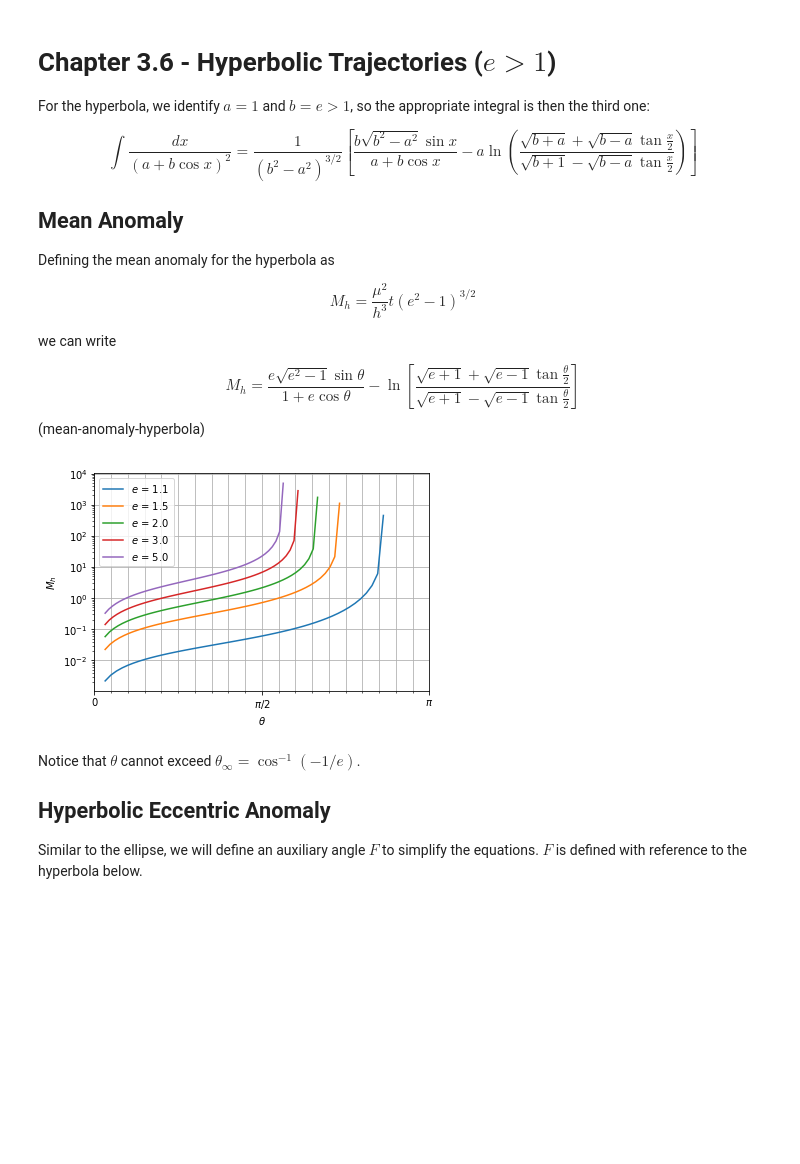
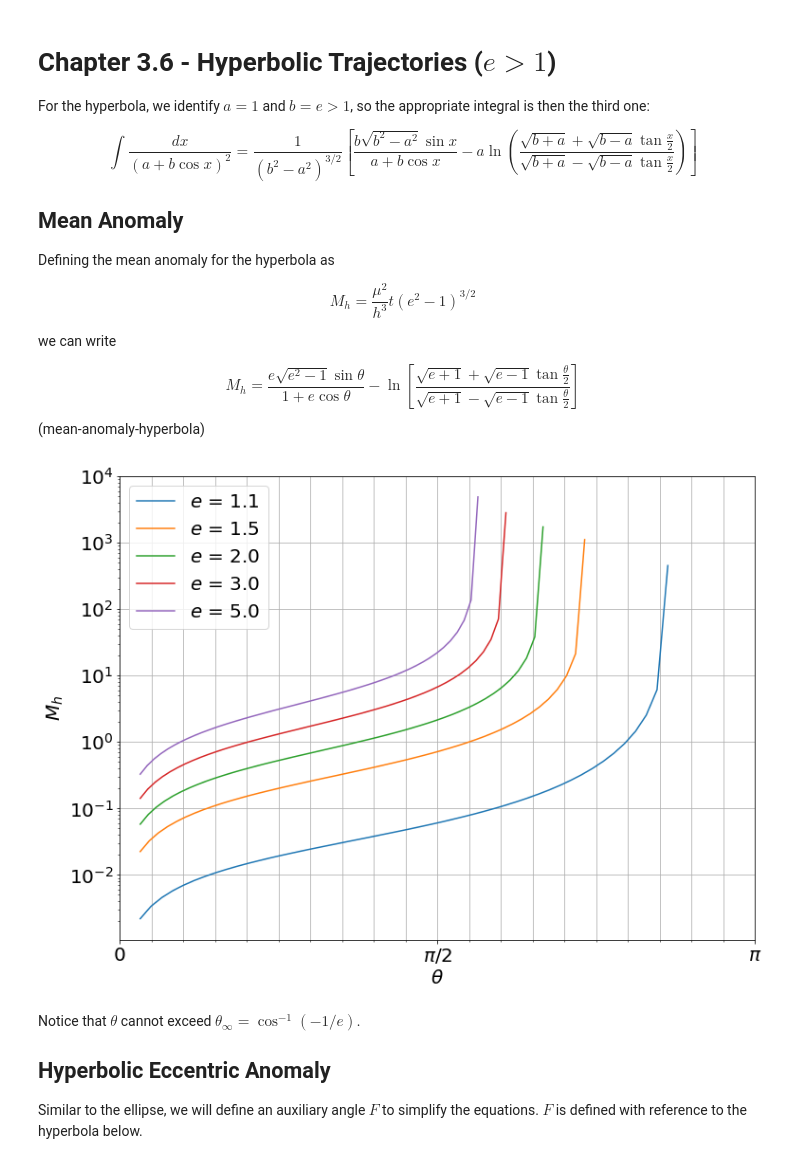
Before and after one commit to bryanwweber/orbital-mechanics-notes, a Jupyter notebook: _sources/chapter-3/6-hyperbolic-trajectories.ipynb, the cells around one changed output. Cells and saved outputs as stored; diff of their text form; code cells hidden in the pictures; blank space fills up the shorter version.

```diff
--- a/_sources/chapter-3/6-hyperbolic-trajectories.ipynb
+++ b/_sources/chapter-3/6-hyperbolic-trajectories.ipynb
@@ -3,7 +3,7 @@
 
 For the hyperbola, we identify $a = 1$ and $b = e > 1$, so the appropriate integral is then the third one:
 
-$$\int\frac{dx}{\left(a + b\cos x\right)^2} = \frac{1}{\left(b^2 - a^2\right)^{3/2}}\left[\frac{b\sqrt{b^2 - a^2}\sin x}{a + b\cos x} - a\ln\left(\frac{\sqrt{b + a} + \sqrt{b - a}\tan\frac{x}{2}}{\sqrt{b + 1} - \sqrt{b - a}\tan\frac{x}{2}}\right)\right]$$
+$$\int\frac{dx}{\left(a + b\cos x\right)^2} = \frac{1}{\left(b^2 - a^2\right)^{3/2}}\left[\frac{b\sqrt{b^2 - a^2}\sin x}{a + b\cos x} - a\ln\left(\frac{\sqrt{b + a} + \sqrt{b - a}\tan\frac{x}{2}}{\sqrt{b + a} - \sqrt{b - a}\tan\frac{x}{2}}\right)\right]$$
 
 ## Mean Anomaly
 
@@ -17,30 +17,31 @@ $$M_h = \frac{e\sqrt{e^2 - 1}\sin\theta}{1 + e\cos\theta} - \ln\left[\frac{\sqrt
 # %%
 import matplotlib.pyplot as plt
 from matplotlib.ticker import (MultipleLocator, FuncFormatter,
                                AutoMinorLocator)
 import numpy as np
+plt.rc("font", size=20)
 
-fig, ax = plt.subplots()
+fig, ax = plt.subplots(figsize=(12, 9))
 ax.set_ylabel("$M_h$")
 ax.set_xlabel(r"$\theta$")
 ax.set_xlim(0, np.pi)
 e_vals = [1.1, 1.5, 2.0, 3.0, 5.0]
 ax.xaxis.set_major_locator(MultipleLocator(base=np.pi / 2))
 ax.xaxis.set_major_formatter(FuncFormatter(lambda val, pos: {0: "0", np.pi/2: r"$\pi$/2", np.pi: r"$\pi$"}.get(val, "")))
 ax.xaxis.set_minor_locator(AutoMinorLocator(n=10))
 ax.xaxis.grid(which="both")
 ax.yaxis.grid(which="major")
 for e in e_vals:
     theta_inf = np.arccos(-1 / e)
     theta = np.linspace(0.1, theta_inf - 0.001)
     M_h = e * np.sqrt(e**2 - 1) * np.sin(theta) / (1 + e * np.cos(theta))
     sqrt_e_p_1 = np.sqrt(e + 1)
     sqrt_e_m_1_t = np.sqrt(e - 1) * np.tan(theta / 2)
     M_h -= np.log((sqrt_e_p_1 + sqrt_e_m_1_t) / (sqrt_e_p_1 - sqrt_e_m_1_t))
     ax.semilogy(theta, M_h, label=f"$e$ = {e}")
 ax.legend();
 # %% [output]
-[figure, old version]
+[figure, new version]
 # %% [markdown]
 Notice that $\theta$ cannot exceed $\theta_{\infty} = \cos^{-1}(-1 / e)$.
 
```
Also changed, not shown: parts of 4 cells of this notebook, 13 other files.
